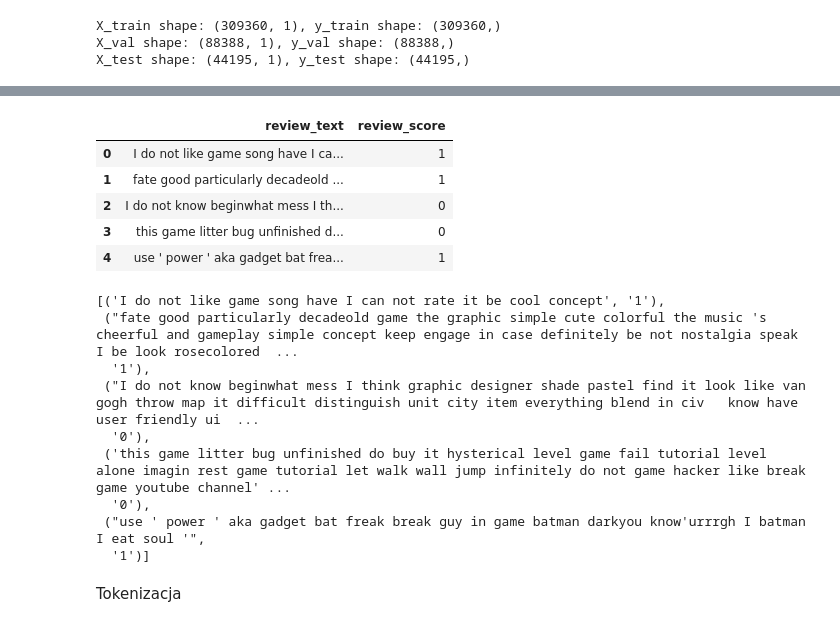
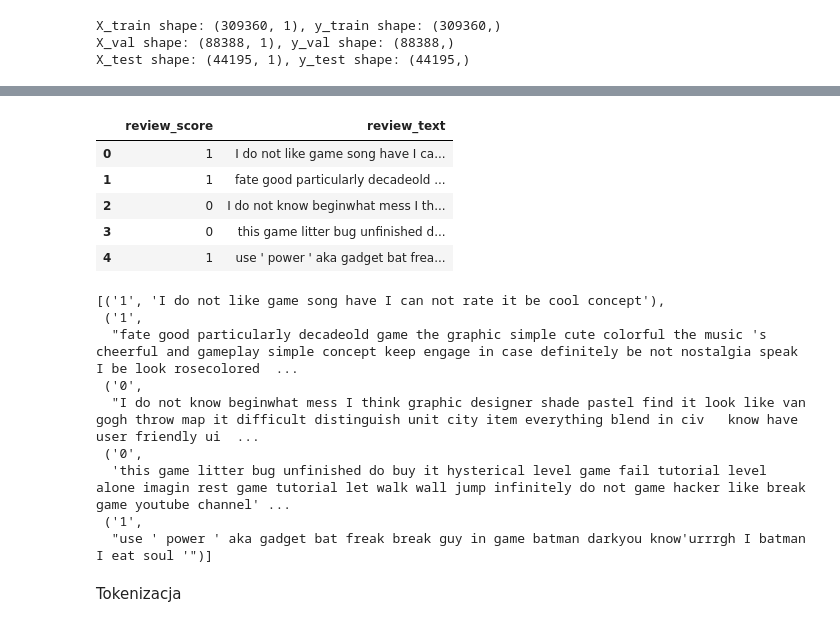
Before and after one commit to michal-uszko/zum_nlp_project, a Jupyter notebook: NLP_praca_domowa.ipynb, the cells around one changed output, grey strips where cells are left out. Cells and saved outputs as stored; diff of their text form; code cells hidden in the pictures.

```diff
--- a/NLP_praca_domowa.ipynb
+++ b/NLP_praca_domowa.ipynb
@@ -425,26 +425,26 @@ val_list[:5]
 # %%
-test_data = pd.concat([X_test, y_test], axis=1).reset_index(drop=True)
+test_data = pd.concat([y_test, X_test], axis=1).reset_index(drop=True)
 test_data.head()
 # %% [output]
-|  | review_text | review_score |
-| 0 | I do not like game song have I ca... | 1 |
-| 1 | fate good particularly decadeold ... | 1 |
-| 2 | I do not know beginwhat mess I th... | 0 |
-| 3 | this game litter bug unfinished d... | 0 |
-| 4 | use ' power ' aka gadget bat frea... | 1 |
+|  | review_score | review_text |
+| 0 | 1 | I do not like game song have I ca... |
+| 1 | 1 | fate good particularly decadeold ... |
+| 2 | 0 | I do not know beginwhat mess I th... |
+| 3 | 0 | this game litter bug unfinished d... |
+| 4 | 1 | use ' power ' aka gadget bat frea... |
 # %%
 test_list = list(test_data.itertuples(index=False, name=None))
 test_list[:5]
 # %% [output]
-[('I do not like game song have I can not rate it be cool concept', '1'),
- ("fate good particularly decadeold game the graphic simple cute colorful the music 's cheerful and gameplay simple concept keep engage in case definitely be not nostalgia speak I be look rosecolored  ...
-  '1'),
- ("I do not know beginwhat mess I think graphic designer shade pastel find it look like van gogh throw map it difficult distinguish unit city item everything blend in civ   know have user friendly ui  ...
-  '0'),
- ('this game litter bug unfinished do buy it hysterical level game fail tutorial level alone imagin rest game tutorial let walk wall jump infinitely do not game hacker like break game youtube channel' ...
-  '0'),
- ("use ' power ' aka gadget bat freak break guy in game batman darkyou know'urrrgh I batman I eat soul '",
-  '1')]
+[('1', 'I do not like game song have I can not rate it be cool concept'),
+ ('1',
+  "fate good particularly decadeold game the graphic simple cute colorful the music 's cheerful and gameplay simple concept keep engage in case definitely be not nostalgia speak I be look rosecolored  ...
+ ('0',
+  "I do not know beginwhat mess I think graphic designer shade pastel find it look like van gogh throw map it difficult distinguish unit city item everything blend in civ   know have user friendly ui  ...
+ ('0',
+  'this game litter bug unfinished do buy it hysterical level game fail tutorial level alone imagin rest game tutorial let walk wall jump infinitely do not game hacker like break game youtube channel' ...
+ ('1',
+  "use ' power ' aka gadget bat freak break guy in game batman darkyou know'urrrgh I batman I eat soul '")]
 # %% [markdown]
 Tokenizacja
 # %%
```
Also changed, not shown: parts of 20 cells of this notebook.
